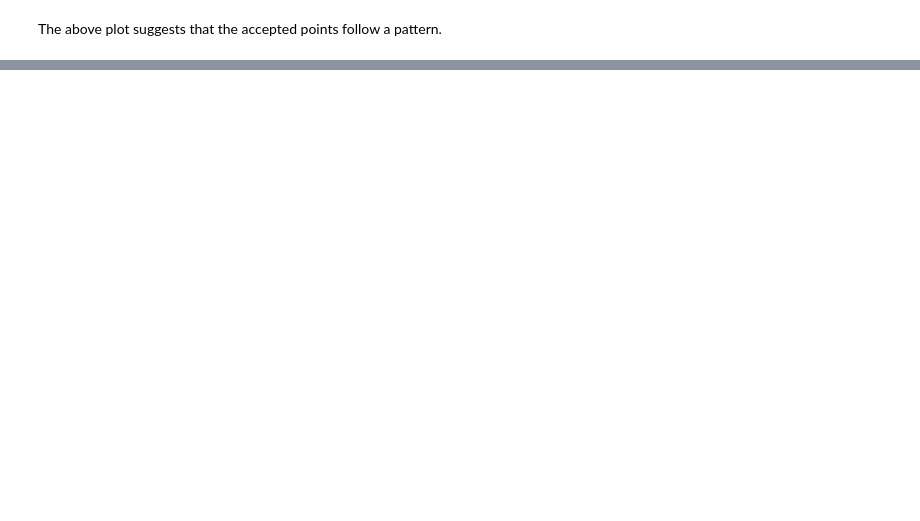
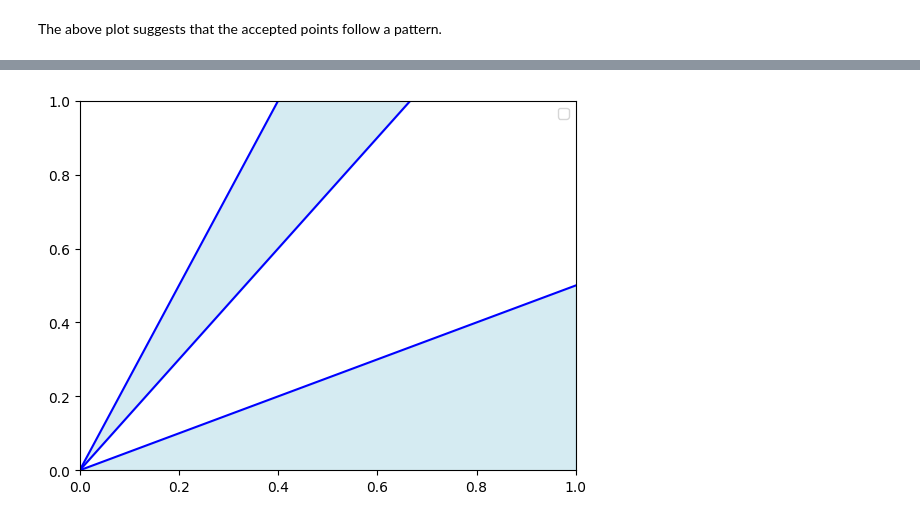
Before and after one commit to TirthrajSG/round-random-fraction, a Jupyter notebook: solution.ipynb, the cells around one changed output, grey strips where cells are left out. Saved outputs shown, nothing was run; the diff lists cells and outputs as text; code cells hidden in the pictures; blank space fills up the shorter version.

```diff
--- a/solution.ipynb
+++ b/solution.ipynb
@@ -41,0 +48,18 @@ plt.ylim(0,1)
+# %%
+a1 = [0, 2/3]
+b1 = [0, 1]
+
+a2 = [0, 2/5]
+b2 = [0, 1]
+
+plt.plot(a, b, color="blue")
+plt.fill_between(a, b, color='lightblue', alpha=0.5)
+plt.plot(a1, b1, color="blue")
+plt.plot(a2, b2, color="blue")
+plt.fill_betweenx(b2, a2, a1, color='lightblue', alpha=0.5)
+plt.xlim(0, 1)
+plt.ylim(0, 1)
+plt.legend()
+plt.show()
+# %% [output]
+[figure, added]
```
Also changed, not shown: parts of 6 cells of this notebook.
